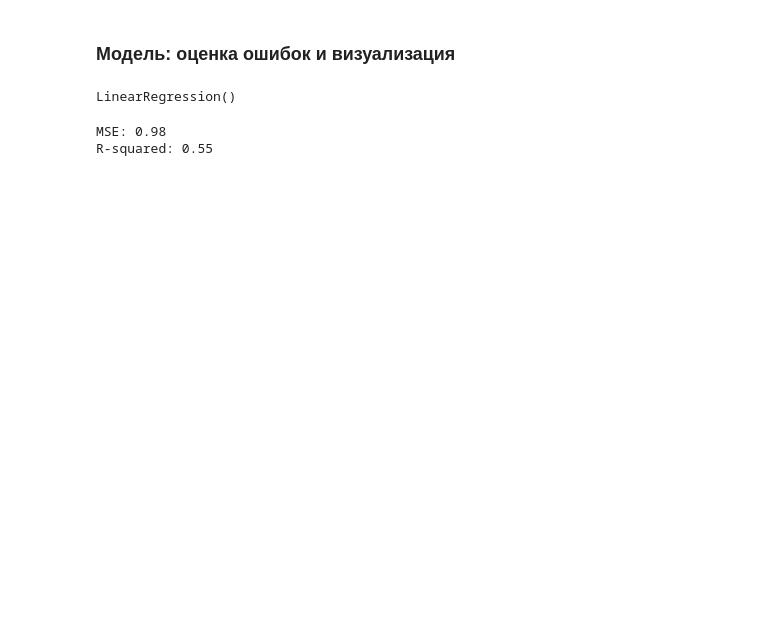
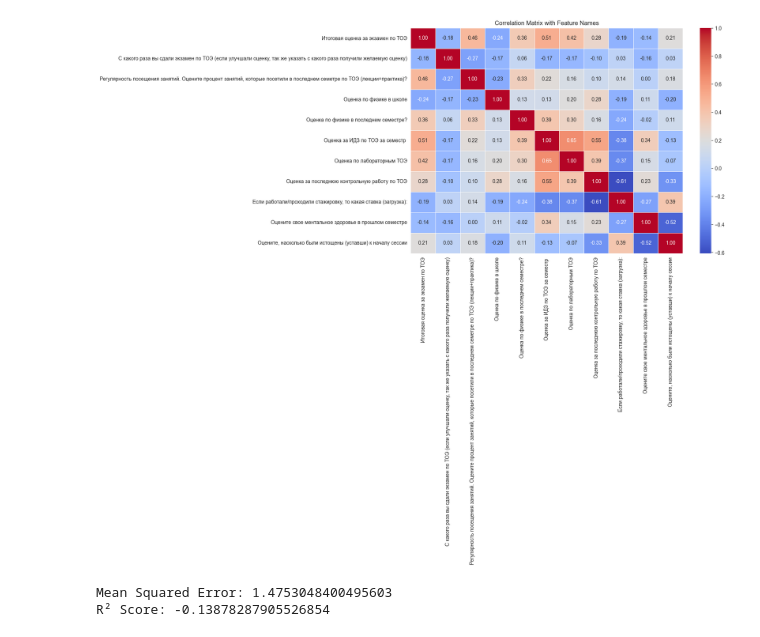
Before and after one commit to warwj/homework_1, a Jupyter notebook: homework_2/zad2.ipynb, the cells around one changed output. Cells and saved outputs as stored; diff of their text form; code cells hidden in the pictures; blank space fills up the shorter version.

```diff
--- a/homework_2/zad2.ipynb
+++ b/homework_2/zad2.ipynb
@@ -104,21 +1,55 @@ plt.show()
-# %% [markdown]
-<h3>Модель: оценка ошибок и визуализация</h3>
-# %%
-X = df[['оценка_лабораторные', 'оценка_идз']]
-y = df['итоговая_оценка']
-
-X_train, X_test, y_train, y_test = train_test_split(X, y, test_size=0.3, random_state=42)
-model = LinearRegression()
-model.fit(X_train, y_train)
-# %% [output]
-LinearRegression()
-# %%
-y_pred = model.predict(X_test)
-mse = mean_squared_error(y_test, y_pred)
-r2 = r2_score(y_test, y_pred)
-
-print(f'MSE: {mse:.2f}')
-print(f'R-squared: {r2:.2f}')
-# %% [output]
-MSE: 0.98
-R-squared: 0.55
+# %%
+# Импорт необходимых библиотек
+import numpy as np
+import pandas as pd
+import matplotlib.pyplot as plt
+from sklearn.model_selection import train_test_split, cross_val_score
+from sklearn.linear_model import LinearRegression
+from sklearn.metrics import mean_squared_error, r2_score
+import seaborn as sns
+from sklearn.preprocessing import StandardScaler
+
+df = pd.read_csv('dataset.csv')
+df = df.drop(columns=['Отметка времени'])
+
+df1 = df.select_dtypes(include=['float64', 'int64'])
+
+plt.figure(figsize=(12, 8))
+sns.heatmap(df1.corr(), annot=True, cmap='coolwarm', fmt=".2f", linewidths=0.5)
+plt.title('Correlation Matrix with Feature Names')
+plt.show()
+
+# Разделение данных на обучающую и тестовую выборки
+df2 = df[df['С какого раза вы сдали экзамен по ТОЭ (если улучшали оценку, так же указать с какого раза получили желаемую оценку)'] == 1]
+df2 = df2.dropna()
+num_col = df2.select_dtypes(include=[np.number]).columns
+scale = StandardScaler()
+df3 = pd.DataFrame(scale.fit_transform(df2[num_col]), columns=num_col)
+
+# Определение признаков и целевой переменной
+X = df3.drop(columns=['Итоговая оценка за экзамен по ТОЭ'])
+y = df3['Итоговая оценка за экзамен по ТОЭ']
+
+X_train, X_test, y_train, y_test = train_test_split(X, y, test_size=0.3, random_state=42)
+# Создание и обучение модели
+model = LinearRegression()
+model.fit(X_train, y_train)
+
+# Предсказание на тестовой выборке
+y_pred = model.predict(X_test)
+
+# Оценка модели
+mse = mean_squared_error(y_test, y_pred)
+r2 = r2_score(y_test, y_pred)
+print(f'Mean Squared Error: {mse}')
+print(f'R² Score: {r2}')
+
+import pickle
+
+# Сохранение модели
+with open('model_linear_regression_example.pkl', 'wb') as file:
+    pickle.dump(model, file)
+# %% [output]
+[figure, added]
+Mean Squared Error: 1.4753048400495603
+R² Score: -0.13878287905526854
```
Also changed, not shown: parts of 9 cells of this notebook, 7 other files.
